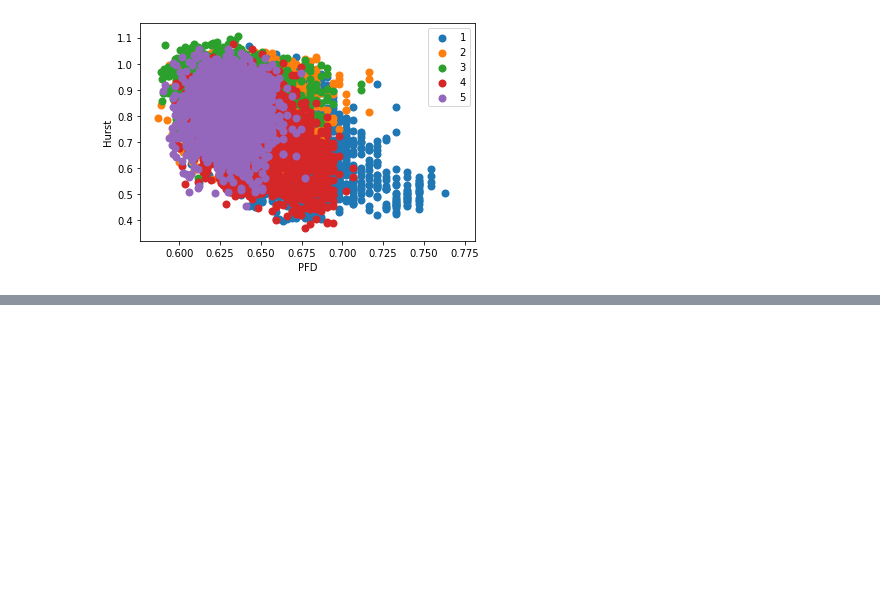
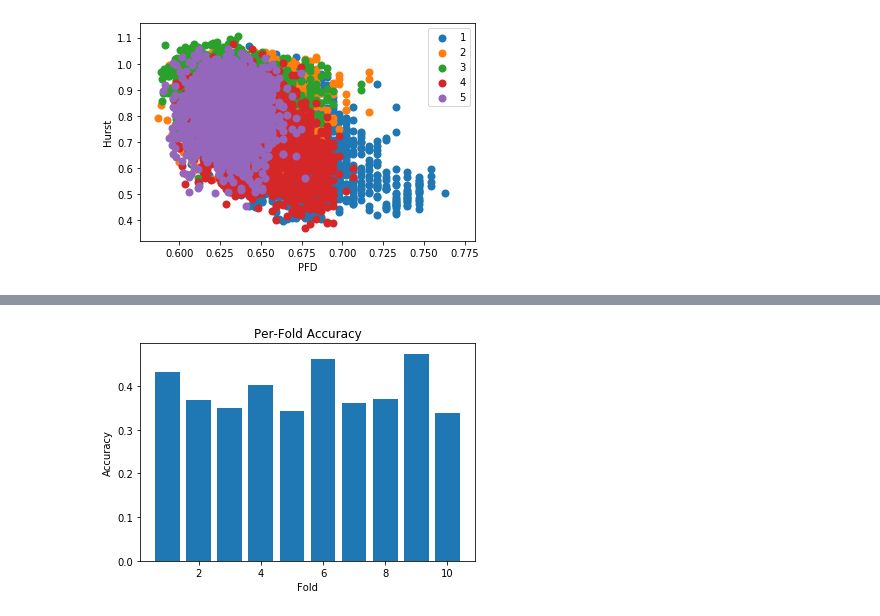
Before and after one commit to carolineh101/cs229-epilepsy, a Jupyter notebook: feature_engineering.ipynb, the cells around one changed output, grey strips where cells are left out. Cells and saved outputs as stored; diff of their text form; code cells hidden in the pictures; blank space fills up the shorter version.

```diff
--- a/feature_engineering.ipynb
+++ b/feature_engineering.ipynb
@@ -58,0 +106,2 @@ plt.show()
+# %%
+b_train_scores, b_test_scores, b_fold_acc, b_cm = util.evaluate_model(X_b, y, ids, classes, 'knn', scoring)
@@ -58,0 +128,4 @@ plt.show()
+# %%
+util.plot_fold_accuracy(b_fold_acc)
+# %% [output]
+[figure, added]
```
Also changed, not shown: parts of 22 cells of this notebook, 2 other files.
